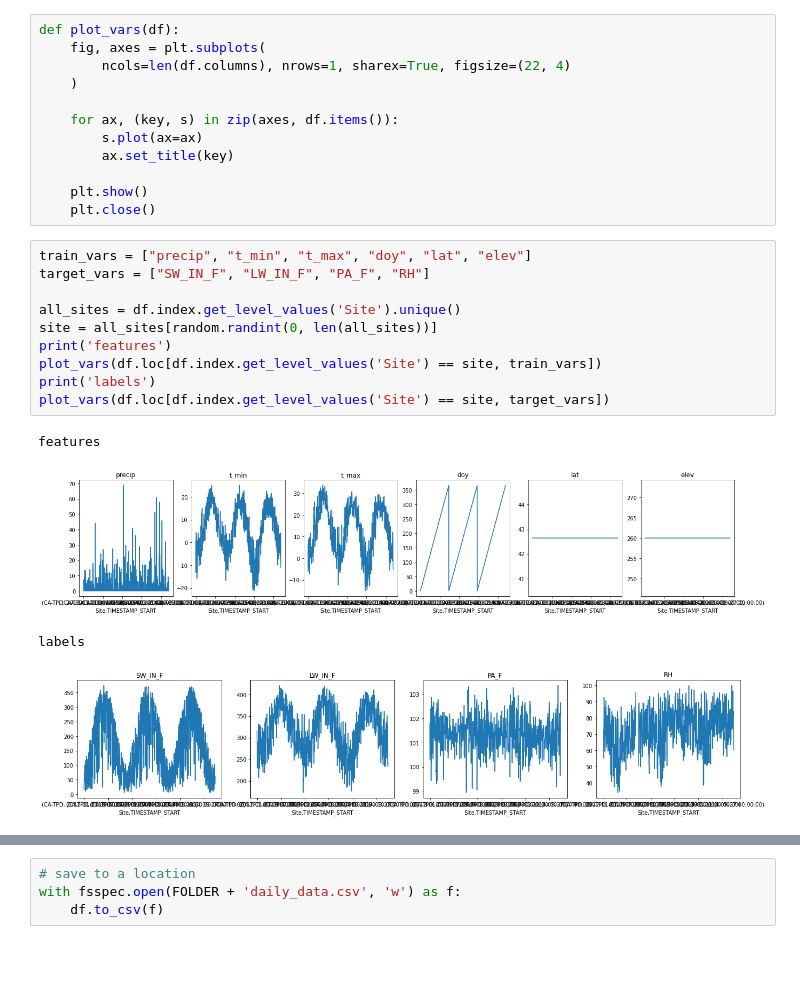
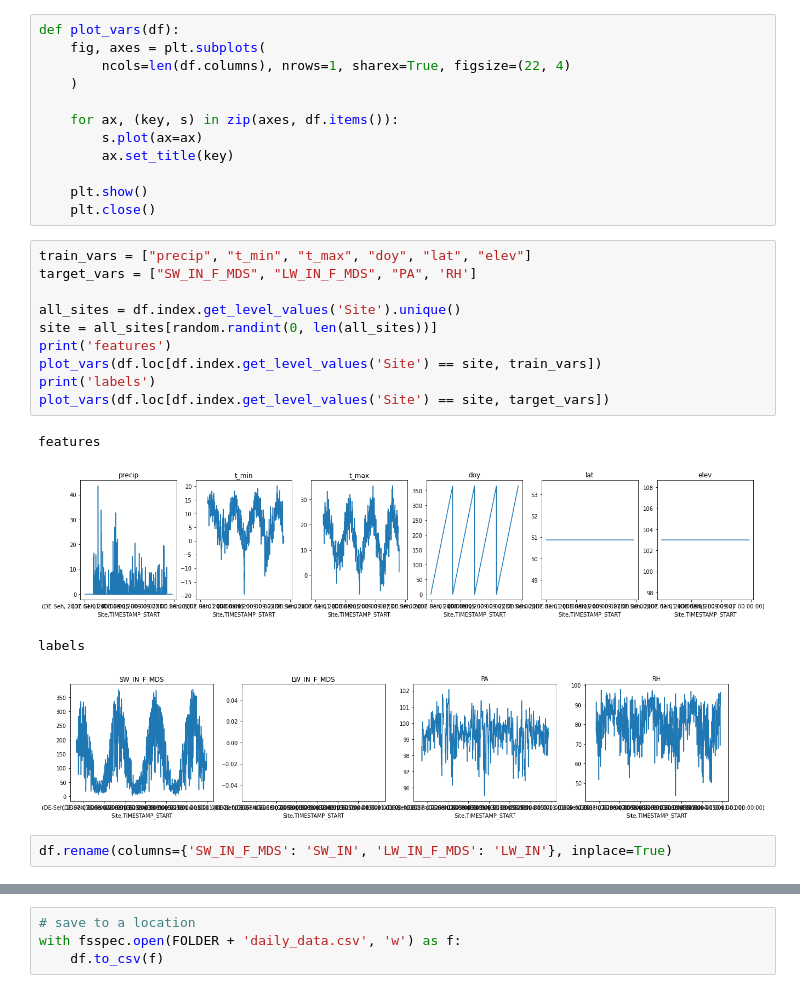
Before and after one commit to jhamman/met-ml, a Jupyter notebook: notebooks/preprocess.ipynb, the cells around one changed output, grey strips where cells are left out. Saved outputs shown, nothing was run; the diff lists cells and outputs as text; blank space fills up the shorter version.

```diff
--- a/notebooks/preprocess.ipynb
+++ b/notebooks/preprocess.ipynb
@@ -178,16 +190,18 @@ def plot_vars(df):
     plt.close()
 # %%
 train_vars = ["precip", "t_min", "t_max", "doy", "lat", "elev"]
-target_vars = ["SW_IN_F", "LW_IN_F", "PA_F", "RH"]
+target_vars = ["SW_IN_F_MDS", "LW_IN_F_MDS", "PA", 'RH']
 
 all_sites = df.index.get_level_values('Site').unique()
 site = all_sites[random.randint(0, len(all_sites))]
 print('features')
 plot_vars(df.loc[df.index.get_level_values('Site') == site, train_vars])
 print('labels')
 plot_vars(df.loc[df.index.get_level_values('Site') == site, target_vars])
 # %% [output]
 features
-[figure, old version]
+[figure, new version]
 labels
-[figure, old version]
+[figure, new version]
+# %%
+df.rename(columns={'SW_IN_F_MDS': 'SW_IN', 'LW_IN_F_MDS': 'LW_IN'}, inplace=True)
```
Also changed, not shown: parts of 9 cells of this notebook, 6 other files.
